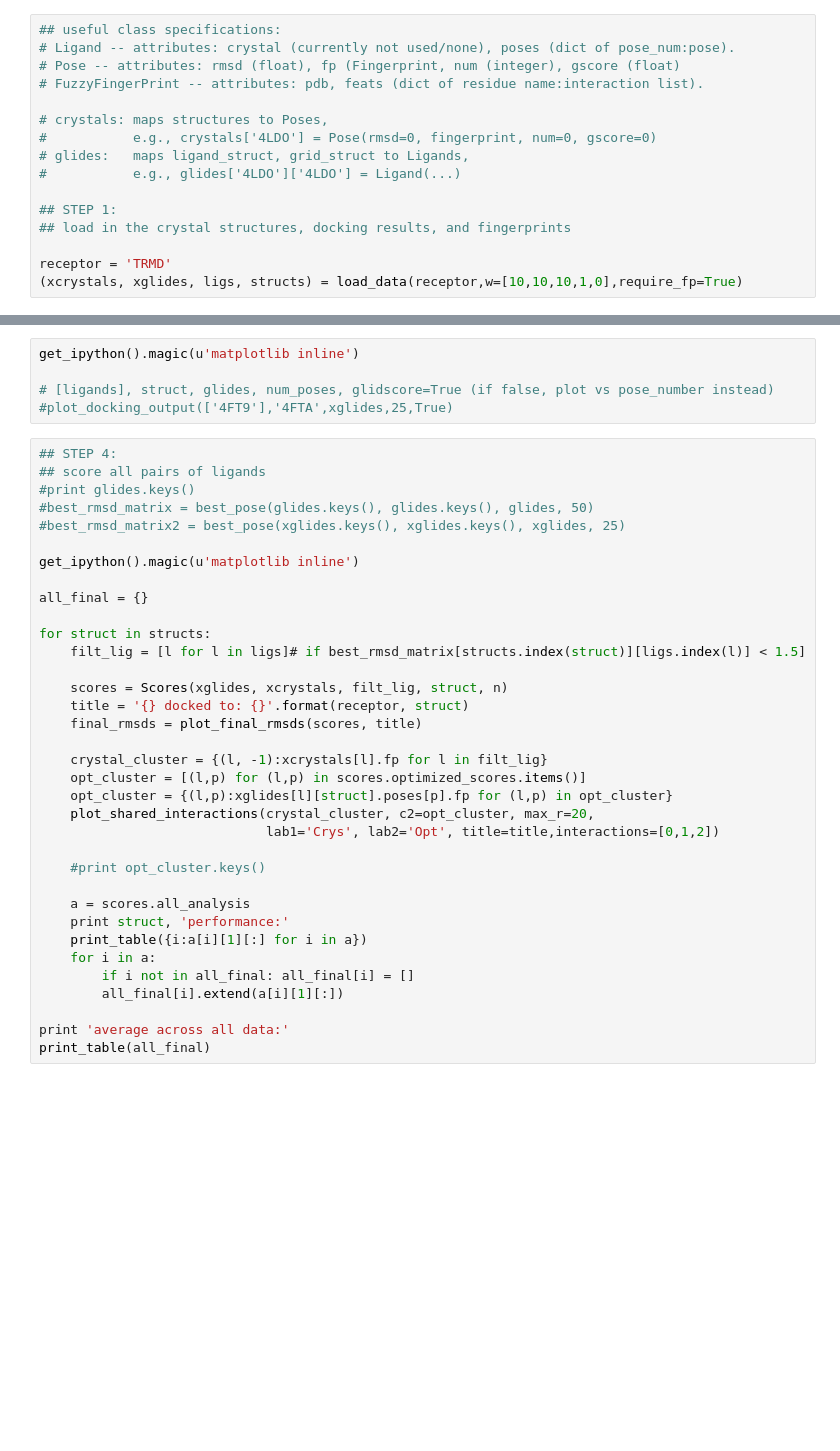
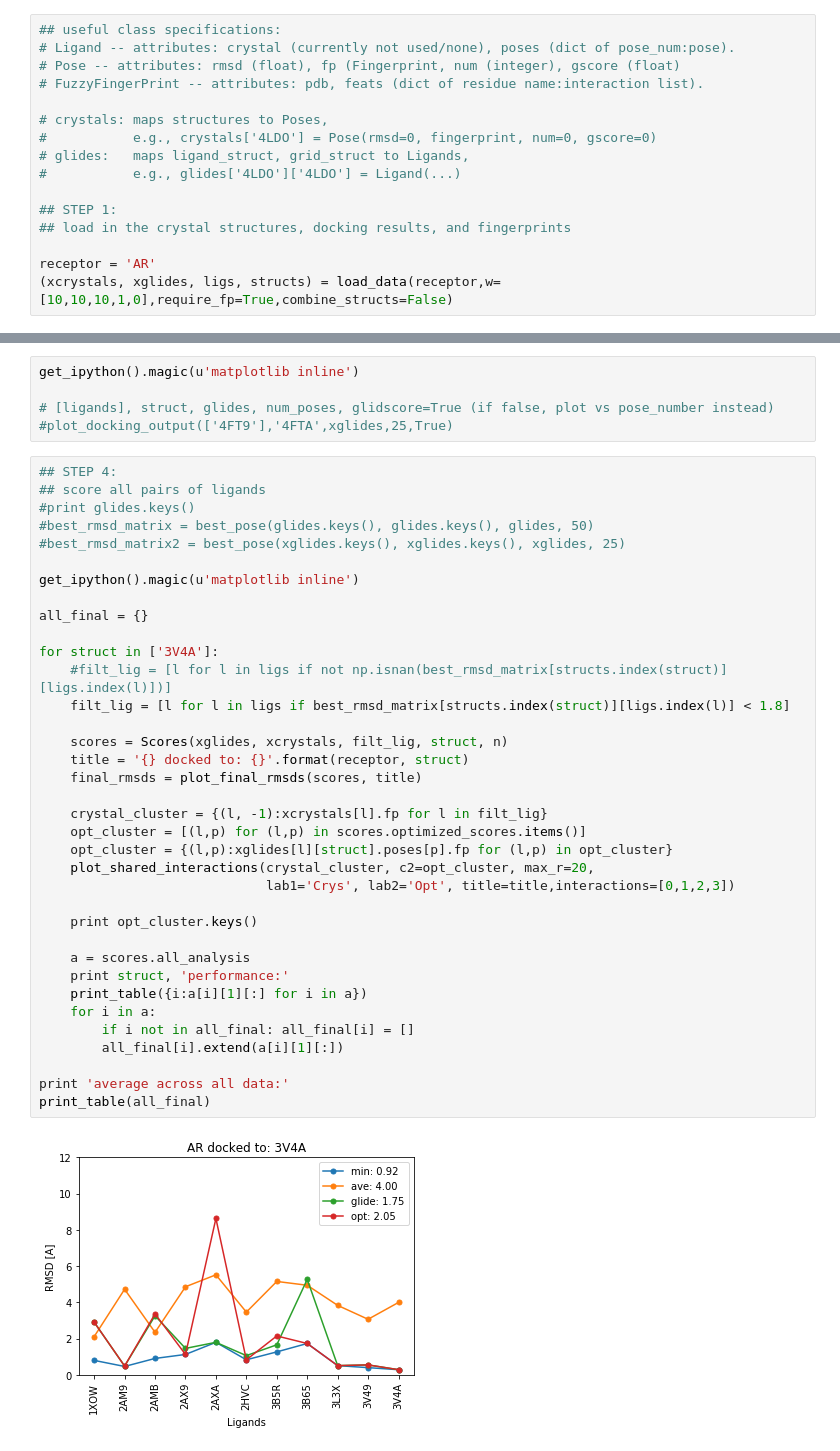
Before and after one commit to orangese/combind_multistruct_benchmarking, a Jupyter notebook: notebooks/main.ipynb, the cells around one changed output, grey strips where cells are left out. Drawn from its saved outputs; the diff is of its cells as text; blank space fills up the shorter version.

Commit message:
improved data processing

```diff
--- a/notebooks/main.ipynb
+++ b/notebooks/main.ipynb
@@ -28,5 +28,5 @@ from fingerprint import FuzzyFingerPrint
 ## STEP 1:
 ## load in the crystal structures, docking results, and fingerprints
 
-receptor = 'TRMD'
-(xcrystals, xglides, ligs, structs) = load_data(receptor,w=[10,10,10,1,0],require_fp=True)
+receptor = 'AR'
+(xcrystals, xglides, ligs, structs) = load_data(receptor,w=[10,10,10,1,0],require_fp=True,combine_structs=False)
@@ -56,34 +69,37 @@ get_ipython().magic(u'matplotlib inline')
 ## STEP 4:
 ## score all pairs of ligands
 #print glides.keys()
 #best_rmsd_matrix = best_pose(glides.keys(), glides.keys(), glides, 50)
 #best_rmsd_matrix2 = best_pose(xglides.keys(), xglides.keys(), xglides, 25)
 
 get_ipython().magic(u'matplotlib inline')
 
 all_final = {}
 
-for struct in structs:
-    filt_lig = [l for l in ligs]# if best_rmsd_matrix[structs.index(struct)][ligs.index(l)] < 1.5]
+for struct in ['3V4A']:
+    #filt_lig = [l for l in ligs if not np.isnan(best_rmsd_matrix[structs.index(struct)][ligs.index(l)])]
+    filt_lig = [l for l in ligs if best_rmsd_matrix[structs.index(struct)][ligs.index(l)] < 1.8]
 
     scores = Scores(xglides, xcrystals, filt_lig, struct, n)
     title = '{} docked to: {}'.format(receptor, struct)
     final_rmsds = plot_final_rmsds(scores, title)
 
     crystal_cluster = {(l, -1):xcrystals[l].fp for l in filt_lig}
     opt_cluster = [(l,p) for (l,p) in scores.optimized_scores.items()]
     opt_cluster = {(l,p):xglides[l][struct].poses[p].fp for (l,p) in opt_cluster}
     plot_shared_interactions(crystal_cluster, c2=opt_cluster, max_r=20,
-                             lab1='Crys', lab2='Opt', title=title,interactions=[0,1,2])
+                             lab1='Crys', lab2='Opt', title=title,interactions=[0,1,2,3])
 
-    #print opt_cluster.keys()
+    print opt_cluster.keys()
 
     a = scores.all_analysis
     print struct, 'performance:'
     print_table({i:a[i][1][:] for i in a})
     for i in a:
         if i not in all_final: all_final[i] = []
         all_final[i].extend(a[i][1][:])
 
 print 'average across all data:'
 print_table(all_final)
+# %% [output]
+[figure, added]
```
Also changed, not shown: parts of 5 cells of this notebook, 7 other files.
